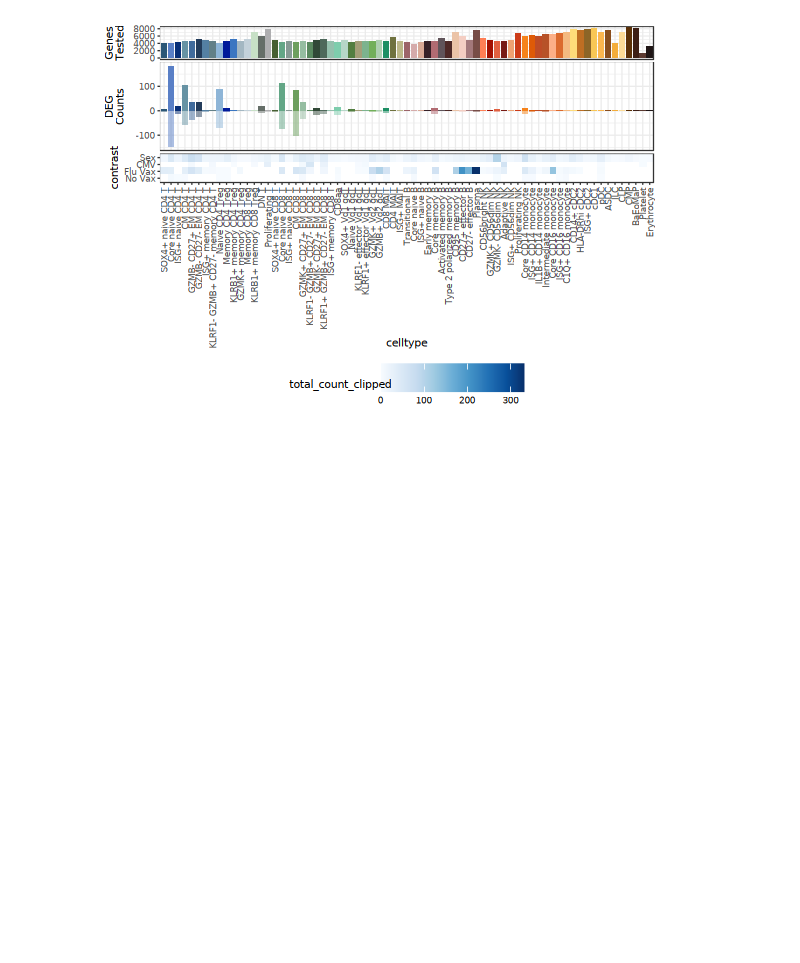
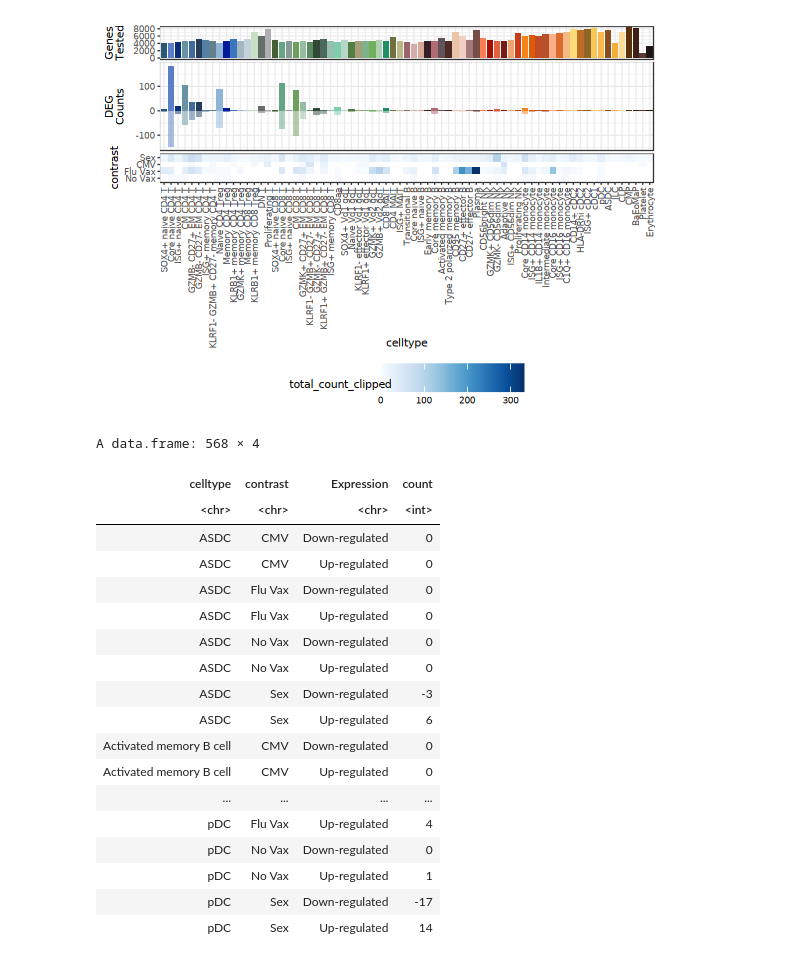
Before and after one commit to aifimmunology/IHA-Figure, a Jupyter notebook: Figure1/04_FigE.ipynb, the cells around one changed output. Cells and saved outputs as stored; diff of their text form; code cells hidden in the pictures; blank space fills up the shorter version.

```diff
--- a/Figure1/04_FigE.ipynb
+++ b/Figure1/04_FigE.ipynb
@@ -178,3 +173,25 @@ combined_plot
 ggsave(filename = "FigureE.pdf", plot = combined_plot, width = 120/25.4, height = 85/25.4)
 # %% [output]
 [figure]
+# %%
+deg_counts_df
+# %% [output]
+A data.frame: 568 × 4
+| celltype | contrast | Expression | count |
+| <chr> | <chr> | <chr> | <int> |
+| ASDC | CMV | Down-regulated | 0 |
+| ASDC | CMV | Up-regulated | 0 |
+| ASDC | Flu Vax | Down-regulated | 0 |
+| ASDC | Flu Vax | Up-regulated | 0 |
+| ASDC | No Vax | Down-regulated | 0 |
+| ASDC | No Vax | Up-regulated | 0 |
+| ASDC | Sex | Down-regulated | -3 |
+| ASDC | Sex | Up-regulated | 6 |
+| Activated memory B cell | CMV | Down-regulated | 0 |
+| Activated memory B cell | CMV | Up-regulated | 0 |
+| ... | ... | ... | ... |
+| pDC | Flu Vax | Up-regulated | 4 |
+| pDC | No Vax | Down-regulated | 0 |
+| pDC | No Vax | Up-regulated | 1 |
+| pDC | Sex | Down-regulated | -17 |
+| pDC | Sex | Up-regulated | 14 |
```
Also changed, not shown: parts of 4 cells of this notebook, 22 other files.
